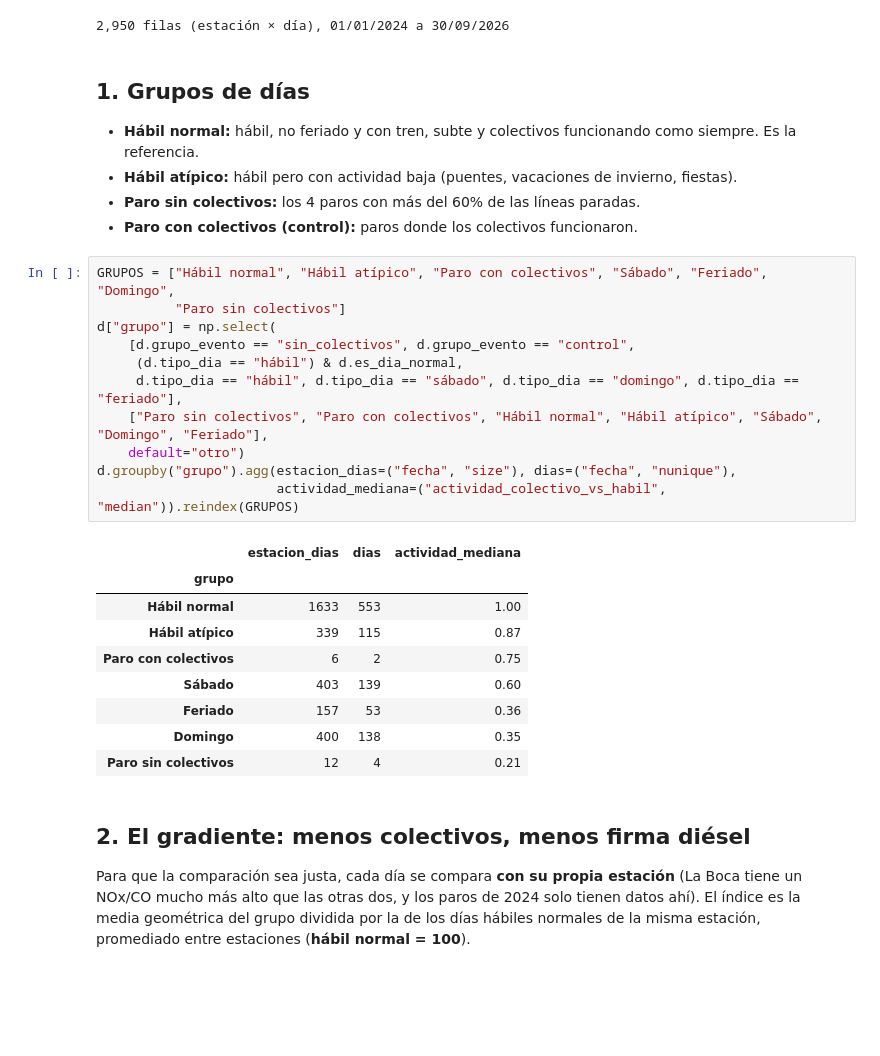
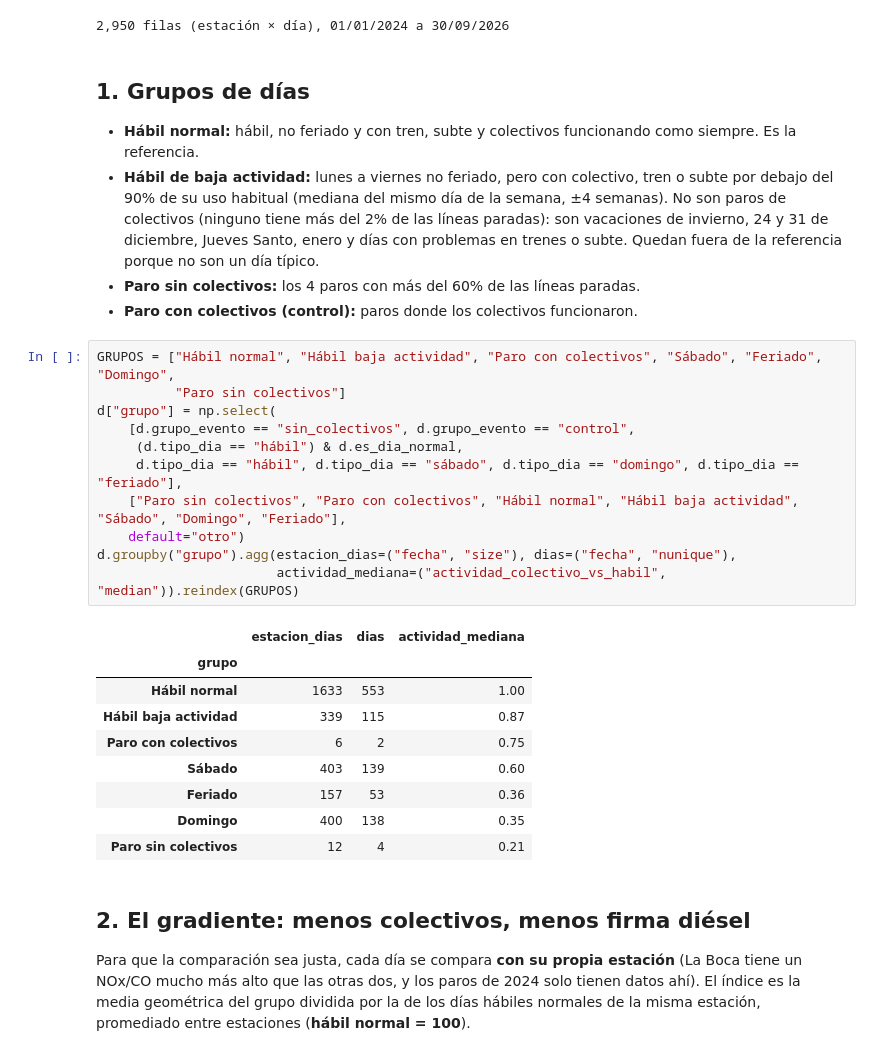
Before and after one commit to ezequielmaranda/nox-ciudad, a Jupyter notebook: analysis/04_bivariado.ipynb, the cells around one changed output. Cells and saved outputs as stored; diff of their text form; blank space fills up the shorter version.

```diff
--- a/analysis/04_bivariado.ipynb
+++ b/analysis/04_bivariado.ipynb
@@ -55,25 +55,28 @@ print(f"{len(d):,} filas (estación × día), {d.fecha.min():%d/%m/%Y} a {d.fech
 ## 1. Grupos de días
 
 - **Hábil normal:** hábil, no feriado y con tren, subte y colectivos funcionando como siempre. Es la referencia.
-- **Hábil atípico:** hábil pero con actividad baja (puentes, vacaciones de invierno, fiestas).
+- **Hábil de baja actividad:** lunes a viernes no feriado, pero con colectivo, tren o subte por debajo del 90%
+  de su uso habitual (mediana del mismo día de la semana, ±4 semanas). No son paros de colectivos (ninguno tiene
+  más del 2% de las líneas paradas): son vacaciones de invierno, 24 y 31 de diciembre, Jueves Santo, enero y días
+  con problemas en trenes o subte. Quedan fuera de la referencia porque no son un día típico.
 - **Paro sin colectivos:** los 4 paros con más del 60% de las líneas paradas.
 - **Paro con colectivos (control):** paros donde los colectivos funcionaron.
 # %%
-GRUPOS = ["Hábil normal", "Hábil atípico", "Paro con colectivos", "Sábado", "Feriado", "Domingo",
+GRUPOS = ["Hábil normal", "Hábil baja actividad", "Paro con colectivos", "Sábado", "Feriado", "Domingo",
           "Paro sin colectivos"]
 d["grupo"] = np.select(
     [d.grupo_evento == "sin_colectivos", d.grupo_evento == "control",
      (d.tipo_dia == "hábil") & d.es_dia_normal,
      d.tipo_dia == "hábil", d.tipo_dia == "sábado", d.tipo_dia == "domingo", d.tipo_dia == "feriado"],
-    ["Paro sin colectivos", "Paro con colectivos", "Hábil normal", "Hábil atípico", "Sábado", "Domingo", "Feriado"],
+    ["Paro sin colectivos", "Paro con colectivos", "Hábil normal", "Hábil baja actividad", "Sábado", "Domingo", "Feriado"],
     default="otro")
 d.groupby("grupo").agg(estacion_dias=("fecha", "size"), dias=("fecha", "nunique"),
                        actividad_mediana=("actividad_colectivo_vs_habil", "median")).reindex(GRUPOS)
 # %% [output]
 |  | estacion_dias | dias | actividad_mediana |
 | grupo |  |  |  |
 | Hábil normal | 1633 | 553 | 1.00 |
-| Hábil atípico | 339 | 115 | 0.87 |
+| Hábil baja actividad | 339 | 115 | 0.87 |
 | Paro con colectivos | 6 | 2 | 0.75 |
 | Sábado | 403 | 139 | 0.60 |
 | Feriado | 157 | 53 | 0.36 |
```
Also changed, not shown: parts of 2 cells of this notebook.
